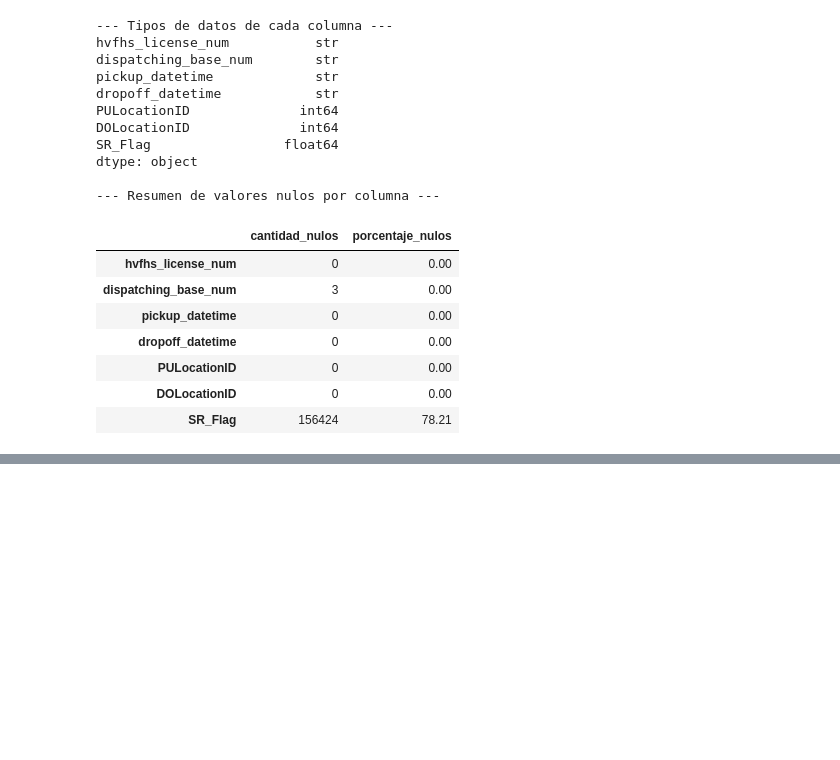
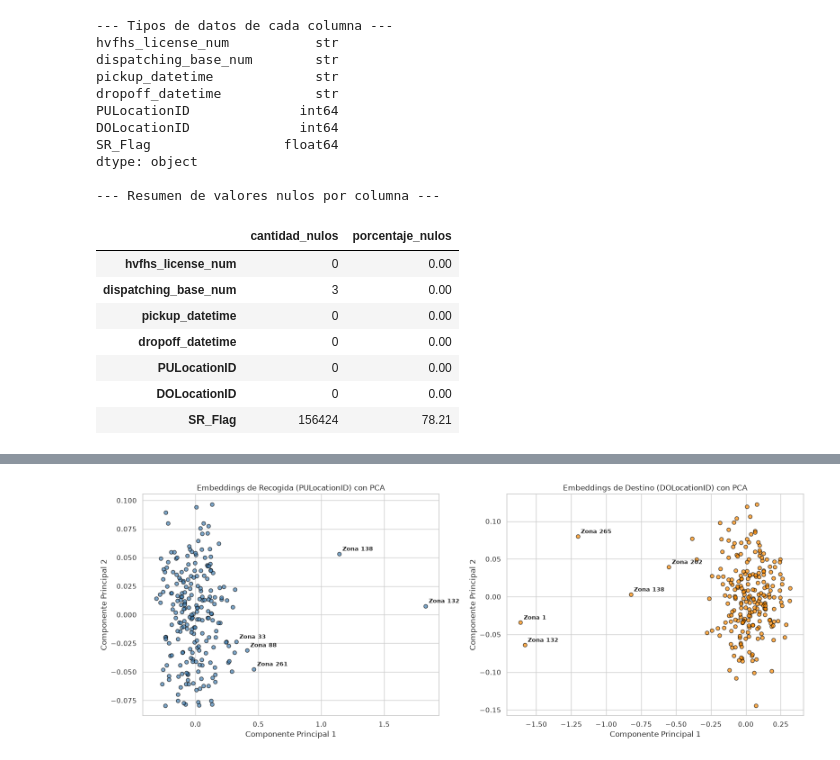
Before and after one commit to carlosOvies-dev/Sistemas_Aprendizaje_Automatico, a Jupyter notebook: 01_taxis_ny/analisis_taxis_ny.ipynb, the cells around one changed output, grey strips where cells are left out. Drawn from its saved outputs; the diff is of its cells as text; code cells hidden in the pictures; blank space fills up the shorter version.

```diff
--- a/01_taxis_ny/analisis_taxis_ny.ipynb
+++ b/01_taxis_ny/analisis_taxis_ny.ipynb
@@ -111,0 +289,19 @@ dtype: object
+# %%
+# fijamos el minimo de viajes que necesita una zona para mantener su propio codigo
+minimo_viajes_zona = 100
+codigo_zona_generica = 0
+
+# sacamos la lista de zonas que no llegan al minimo de viajes
+zonas_recogida_raras = conteo_zonas_recogida[conteo_zonas_recogida < minimo_viajes_zona].index
+zonas_destino_raras = conteo_zonas_destino[conteo_zonas_destino < minimo_viajes_zona].index
+
+print(f"Zonas de recogida con menos de {minimo_viajes_zona} viajes: {len(zonas_recogida_raras)}")
+print(f"Zonas de destino con menos de {minimo_viajes_zona} viajes: {len(zonas_destino_raras)}")
+
+# cambiamos el codigo de esas zonas raras por el 0 en la tabla
+tabla_viajes_taxis[columna_zona_recogida] = tabla_viajes_taxis[columna_zona_recogida].replace(zonas_recogida_raras, codigo_zona_generica)
+tabla_viajes_taxis[columna_zona_destino] = tabla_viajes_taxis[columna_zona_destino].replace(zonas_destino_raras, codigo_zona_generica)
+
+# miramos cuantas zonas distintas nos quedan al final en cada columna
+print(f"\nTotal de zonas de recogida finales: {tabla_viajes_taxis[columna_zona_recogida].nunique()}")
+print(f"Total de zonas de destino finales: {tabla_viajes_taxis[columna_zona_destino].nunique()}")
@@ -111,0 +440,61 @@ dtype: object
+# %%
+# sacamos los pesos (los vectores de 8 numeros) de cada capa de embedding
+embeddings_recogida = modelo_recogida.get_layer("embedding_recogida").get_weights()[0]
+embeddings_destino = modelo_destino.get_layer("embedding_destino").get_weights()[0]
+
+# aplicamos PCA para bajar de 8 dimensiones a 2 y poder dibujarlos en un plano
+pca_recogida = PCA(n_components=2, random_state=semilla_aleatoria).fit_transform(embeddings_recogida)
+pca_destino = PCA(n_components=2, random_state=semilla_aleatoria).fit_transform(embeddings_destino)
+
+# recuperamos los codigos reales de las zonas de Nueva York para saber quien es cada punto
+codigos_reales_recogida = codificador_recogida.inverse_transform(range(cantidad_zonas_recogida))
+codigos_reales_destino = codificador_destino.inverse_transform(range(cantidad_zonas_destino))
+
+# calculamos la distancia de cada punto al centro (0,0) para encontrar los 5 mas alejados
+distancias_recogida = np.sqrt(pca_recogida[:, 0]**2 + pca_recogida[:, 1]**2)
+indices_extremos_recogida = np.argsort(distancias_recogida)[-5:]
+
+distancias_destino = np.sqrt(pca_destino[:, 0]**2 + pca_destino[:, 1]**2)
+indices_extremos_destino = np.argsort(distancias_destino)[-5:]
+
+# dibujamos las dos graficas de puntos una al lado de la otra
+figura, ejes = plt.subplots(1, 2, figsize=(16, 6))
+
+# grafica de zonas de recogida
+ejes[0].scatter(pca_recogida[:, 0], pca_recogida[:, 1], alpha=0.7, color="steelblue", edgecolors="black")
+ejes[0].set_title("Embeddings de Recogida (PULocationID) con PCA")
+ejes[0].set_xlabel("Componente Principal 1")
+ejes[0].set_ylabel("Componente Principal 2")
+
+# ponemos el numero de zona real a los 5 puntos mas extremos de recogida
+for indice in indices_extremos_recogida:
+    ejes[0].annotate(
+        f"Zona {codigos_reales_recogida[indice]}",
+        (pca_recogida[indice, 0], pca_recogida[indice, 1]),
+        xytext=(5, 5),
+        textcoords="offset points",
+        fontsize=9,
+        fontweight="bold"
+    )
+
+# grafica de zonas de destino
+ejes[1].scatter(pca_destino[:, 0], pca_destino[:, 1], alpha=0.7, color="darkorange", edgecolors="black")
+ejes[1].set_title("Embeddings de Destino (DOLocationID) con PCA")
+ejes[1].set_xlabel("Componente Principal 1")
+ejes[1].set_ylabel("Componente Principal 2")
+
+# ponemos el numero de zona real a los 5 puntos mas extremos de destino
+for indice in indices_extremos_destino:
+    ejes[1].annotate(
+        f"Zona {codigos_reales_destino[indice]}",
+        (pca_destino[indice, 0], pca_destino[indice, 1]),
+        xytext=(5, 5),
+        textcoords="offset points",
+        fontsize=9,
+        fontweight="bold"
+    )
+
+plt.tight_layout()
+plt.show()
+# %% [output]
+[figure, added]
```
Also changed, not shown: parts of 24 cells of this notebook, 2 other files.
